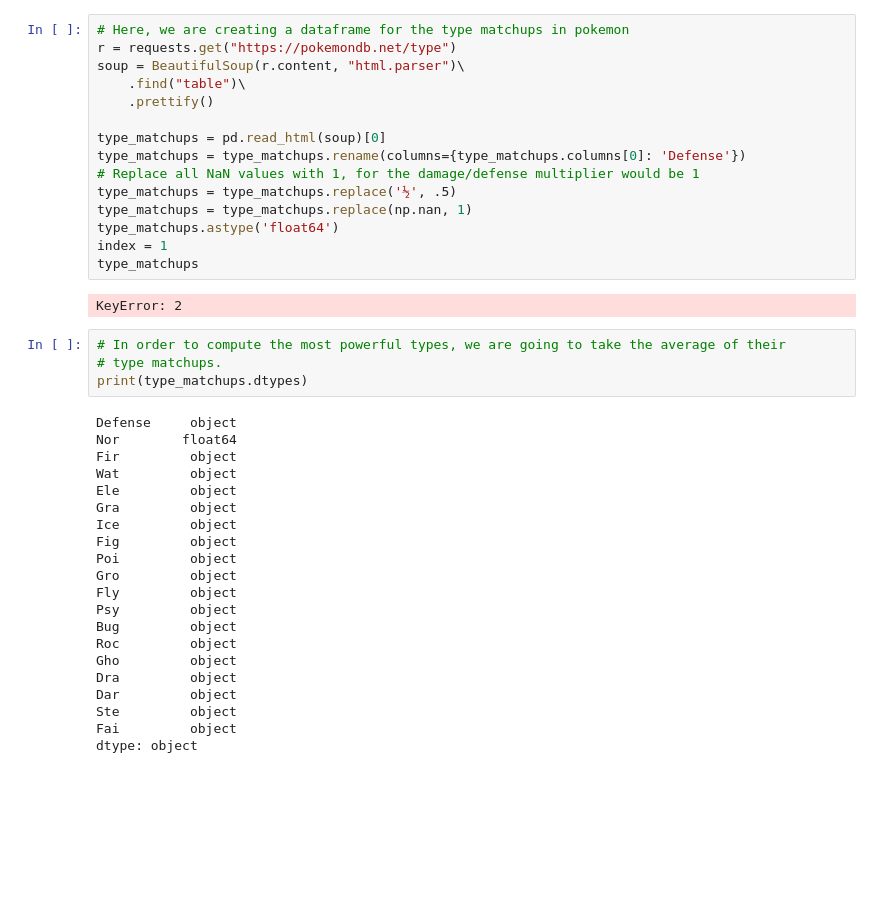
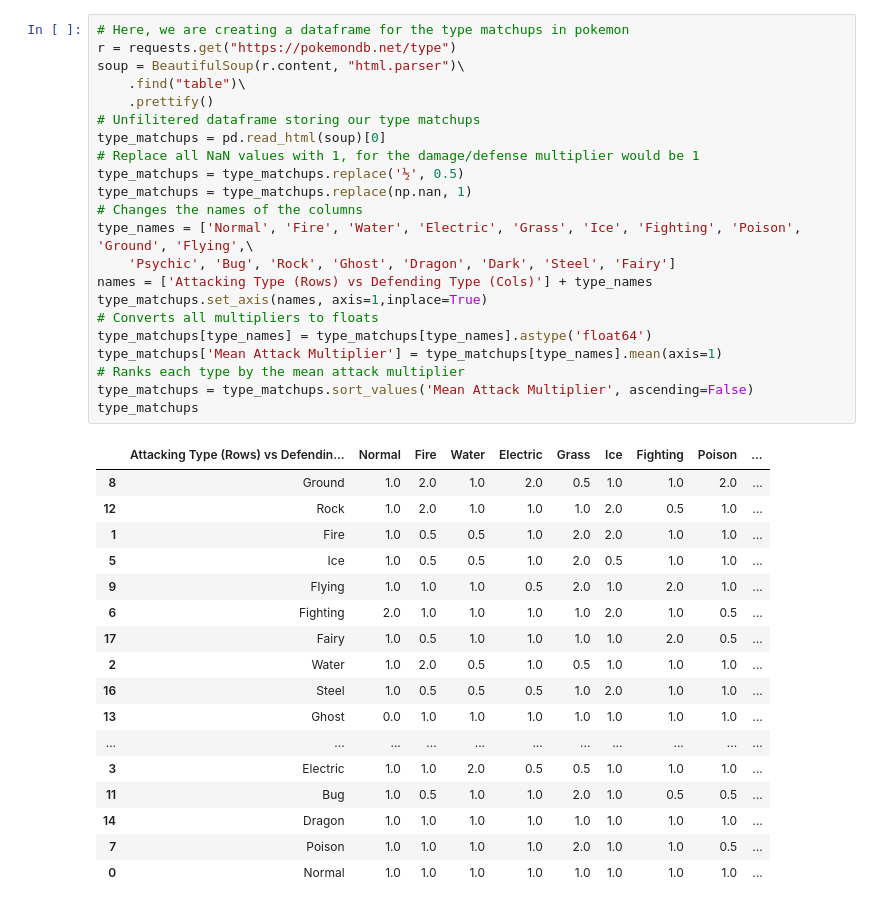
Before and after one commit to politicalunicorn/politicalunicorn.github.io, a Jupyter notebook: final.ipynb, the cells around one changed output. Saved outputs shown, nothing was run; the diff lists cells and outputs as text; blank space fills up the shorter version.

```diff
--- a/final.ipynb
+++ b/final.ipynb
@@ -89,42 +109,40 @@ generations
 # %%
 # Here, we are creating a dataframe for the type matchups in pokemon
 r = requests.get("https://pokemondb.net/type")
 soup = BeautifulSoup(r.content, "html.parser")\
     .find("table")\
     .prettify()
-
+# Unfilitered dataframe storing our type matchups
 type_matchups = pd.read_html(soup)[0]
-type_matchups = type_matchups.rename(columns={type_matchups.columns[0]: 'Defense'})
 # Replace all NaN values with 1, for the damage/defense multiplier would be 1
-type_matchups = type_matchups.replace('½', .5)
+type_matchups = type_matchups.replace('½', 0.5)
 type_matchups = type_matchups.replace(np.nan, 1)
-type_matchups.astype('float64')
-index = 1
+# Changes the names of the columns
+type_names = ['Normal', 'Fire', 'Water', 'Electric', 'Grass', 'Ice', 'Fighting', 'Poison', 'Ground', 'Flying',\
+    'Psychic', 'Bug', 'Rock', 'Ghost', 'Dragon', 'Dark', 'Steel', 'Fairy']
+names = ['Attacking Type (Rows) vs Defending Type (Cols)'] + type_names
+type_matchups.set_axis(names, axis=1,inplace=True)
+# Converts all multipliers to floats
+type_matchups[type_names] = type_matchups[type_names].astype('float64')
+type_matchups['Mean Attack Multiplier'] = type_matchups[type_names].mean(axis=1)
+# Ranks each type by the mean attack multiplier
+type_matchups = type_matchups.sort_values('Mean Attack Multiplier', ascending=False)
 type_matchups
 # %% [output]
-KeyError: 2
+|  | Attacking Type (Rows) vs Defendin... | Normal | Fire | Water | Electric | Grass | Ice | Fighting | Poison | ... |
+| 8 | Ground | 1.0 | 2.0 | 1.0 | 2.0 | 0.5 | 1.0 | 1.0 | 2.0 | ... |
+| 12 | Rock | 1.0 | 2.0 | 1.0 | 1.0 | 1.0 | 2.0 | 0.5 | 1.0 | ... |
+| 1 | Fire | 1.0 | 0.5 | 0.5 | 1.0 | 2.0 | 2.0 | 1.0 | 1.0 | ... |
+| 5 | Ice | 1.0 | 0.5 | 0.5 | 1.0 | 2.0 | 0.5 | 1.0 | 1.0 | ... |
+| 9 | Flying | 1.0 | 1.0 | 1.0 | 0.5 | 2.0 | 1.0 | 2.0 | 1.0 | ... |
+| 6 | Fighting | 2.0 | 1.0 | 1.0 | 1.0 | 1.0 | 2.0 | 1.0 | 0.5 | ... |
+| 17 | Fairy | 1.0 | 0.5 | 1.0 | 1.0 | 1.0 | 1.0 | 2.0 | 0.5 | ... |
+| 2 | Water | 1.0 | 2.0 | 0.5 | 1.0 | 0.5 | 1.0 | 1.0 | 1.0 | ... |
+| 16 | Steel | 1.0 | 0.5 | 0.5 | 0.5 | 1.0 | 2.0 | 1.0 | 1.0 | ... |
+| 13 | Ghost | 0.0 | 1.0 | 1.0 | 1.0 | 1.0 | 1.0 | 1.0 | 1.0 | ... |
+| ... | ... | ... | ... | ... | ... | ... | ... | ... | ... | ... |
+| 3 | Electric | 1.0 | 1.0 | 2.0 | 0.5 | 0.5 | 1.0 | 1.0 | 1.0 | ... |
+| 11 | Bug | 1.0 | 0.5 | 1.0 | 1.0 | 2.0 | 1.0 | 0.5 | 0.5 | ... |
+| 14 | Dragon | 1.0 | 1.0 | 1.0 | 1.0 | 1.0 | 1.0 | 1.0 | 1.0 | ... |
+| 7 | Poison | 1.0 | 1.0 | 1.0 | 1.0 | 2.0 | 1.0 | 1.0 | 0.5 | ... |
+| 0 | Normal | 1.0 | 1.0 | 1.0 | 1.0 | 1.0 | 1.0 | 1.0 | 1.0 | ... |
-# %%
-# In order to compute the most powerful types, we are going to take the average of their
-# type matchups.
-print(type_matchups.dtypes)
-# %% [output]
-Defense     object
-Nor        float64
-Fir         object
-Wat         object
-Ele         object
-Gra         object
-Ice         object
-Fig         object
-Poi         object
-Gro         object
-Fly         object
-Psy         object
-Bug         object
-Roc         object
-Gho         object
-Dra         object
-Dar         object
-Ste         object
-Fai         object
-dtype: object
```
Also changed, not shown: parts of 7 cells of this notebook.
